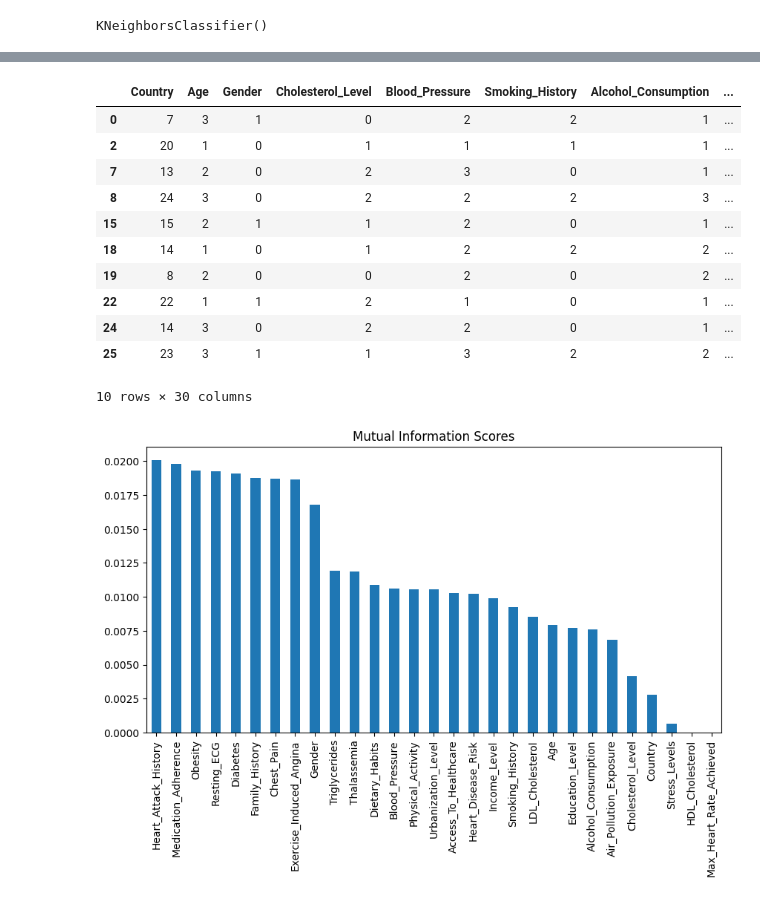
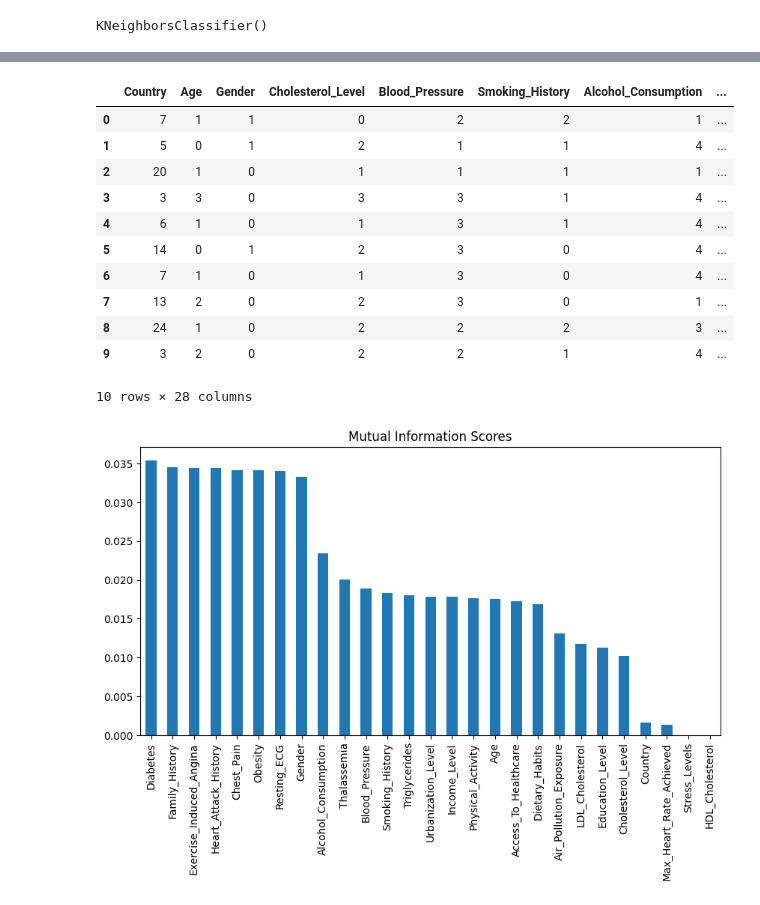
Before and after one commit to mjc136/DataScience, a Jupyter notebook: HeartAttackDetector/HeartAttack.ipynb, the cells around one changed output, grey strips where cells are left out. Saved outputs shown, nothing was run; the diff lists cells and outputs as text; code cells hidden in the pictures.

Commit message:
added more to heart attack detector

```diff
--- a/HeartAttackDetector/HeartAttack.ipynb
+++ b/HeartAttackDetector/HeartAttack.ipynb
@@ -68,4 +175,8 @@ df.head(10)
 # %%
+# drop unnecessary columns
+df = df.drop(columns=['Heart_Attack_Outcome'])
+df = df.drop(columns=['Medication_Adherence'])
+
 # Define target variable
-X = df.drop(columns=['Heart_Attack_Outcome'])
-y = df['Heart_Attack_Outcome']
+X = df.drop(columns=['Heart_Disease_Risk'])
+y = df['Heart_Disease_Risk']
@@ -122,6 +276,6 @@ plt.show()
 # %%
 # Grouping Columns
-df['Age'] = pd.cut(df['Age'], bins=[0, 40, 60, 80, 100], labels=['Young', 'Middle-aged', 'Senior', 'Elderly'])
+df['Age'] = pd.cut(df['Age'], bins=[0, 35, 60, 80, 100], labels=['Young', 'Middle-aged', 'Senior', 'Elderly'])
 df['Cholesterol_Level'] = pd.cut(df['Cholesterol_Level'], bins=[0, 200, 240, 280, 320], labels=['Normal', 'Borderline High', 'High', 'Very High'])
 df['Blood_Pressure'] = pd.cut(df['Blood_Pressure'], bins=[0, 120, 130, 140, 190], labels=['Normal', 'Elevated', 'High', 'Hypertensive Crisis'])
 df['Alcohol_Consumption'] = pd.cut(df['Alcohol_Consumption'], bins=[0, 1, 2, 3, 4], labels=['Low', 'Moderate', 'High', 'Very High'])
@@ -140,30 +309,30 @@ for column in category_columns:
 df.head(10)
 # %% [output]
 |  | Country | Age | Gender | Cholesterol_Level | Blood_Pressure | Smoking_History | Alcohol_Consumption | ... |
-| 0 | 7 | 3 | 1 | 0 | 2 | 2 | 1 | ... |
+| 0 | 7 | 1 | 1 | 0 | 2 | 2 | 1 | ... |
+| 1 | 5 | 0 | 1 | 2 | 1 | 1 | 4 | ... |
 | 2 | 20 | 1 | 0 | 1 | 1 | 1 | 1 | ... |
+| 3 | 3 | 3 | 0 | 3 | 3 | 1 | 4 | ... |
+| 4 | 6 | 1 | 0 | 1 | 3 | 1 | 4 | ... |
+| 5 | 14 | 0 | 1 | 2 | 3 | 0 | 4 | ... |
+| 6 | 7 | 1 | 0 | 1 | 3 | 0 | 4 | ... |
 | 7 | 13 | 2 | 0 | 2 | 3 | 0 | 1 | ... |
-| 8 | 24 | 3 | 0 | 2 | 2 | 2 | 3 | ... |
-| 15 | 15 | 2 | 1 | 1 | 2 | 0 | 1 | ... |
-| 18 | 14 | 1 | 0 | 1 | 2 | 2 | 2 | ... |
-| 19 | 8 | 2 | 0 | 0 | 2 | 0 | 2 | ... |
-| 22 | 22 | 1 | 1 | 2 | 1 | 0 | 1 | ... |
-| 24 | 14 | 3 | 0 | 2 | 2 | 0 | 1 | ... |
-| 25 | 23 | 3 | 1 | 1 | 3 | 2 | 2 | ... |
+| 8 | 24 | 1 | 0 | 2 | 2 | 2 | 3 | ... |
+| 9 | 3 | 2 | 0 | 2 | 2 | 1 | 4 | ... |
-10 rows × 30 columns
+10 rows × 28 columns
-# %%
-# drop nan values
-df = df.dropna()
 # %%
 from sklearn.feature_selection import mutual_info_classif
+
+X = df.drop(columns=['Heart_Disease_Risk'])
+y = df['Heart_Disease_Risk']
 
 # Compute Mutual Information
 mi_scores = mutual_info_classif(X, y)
 mi_series = pd.Series(mi_scores, index=X.columns).sort_values(ascending=False)
 
 plt.figure(figsize=(10, 5))
 mi_series.plot(kind='bar')
 plt.title("Mutual Information Scores")
 plt.show()
 # %% [output]
-[figure, old version]
+[figure, new version]
```
Also changed, not shown: parts of 38 cells of this notebook, 2 other files.
